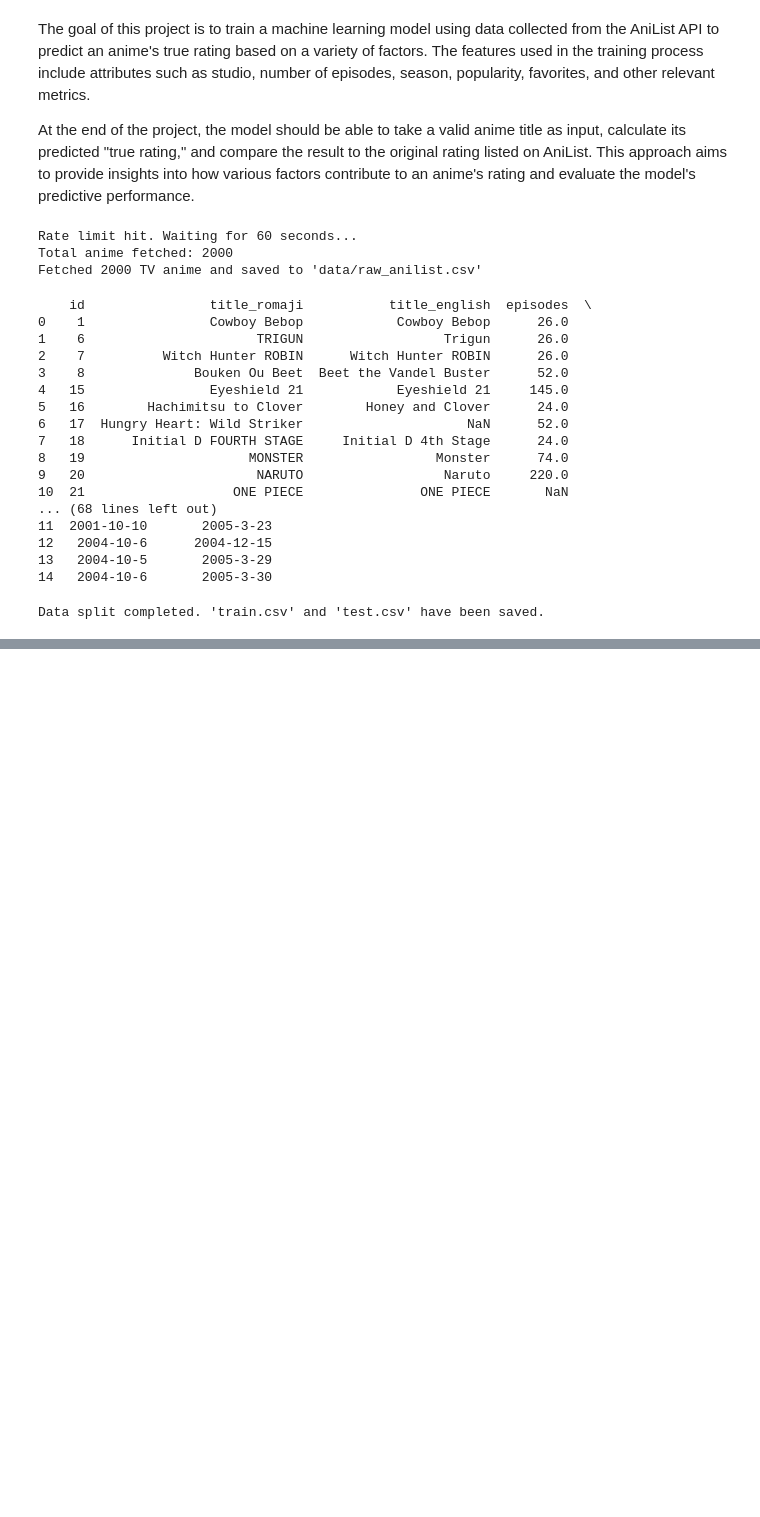
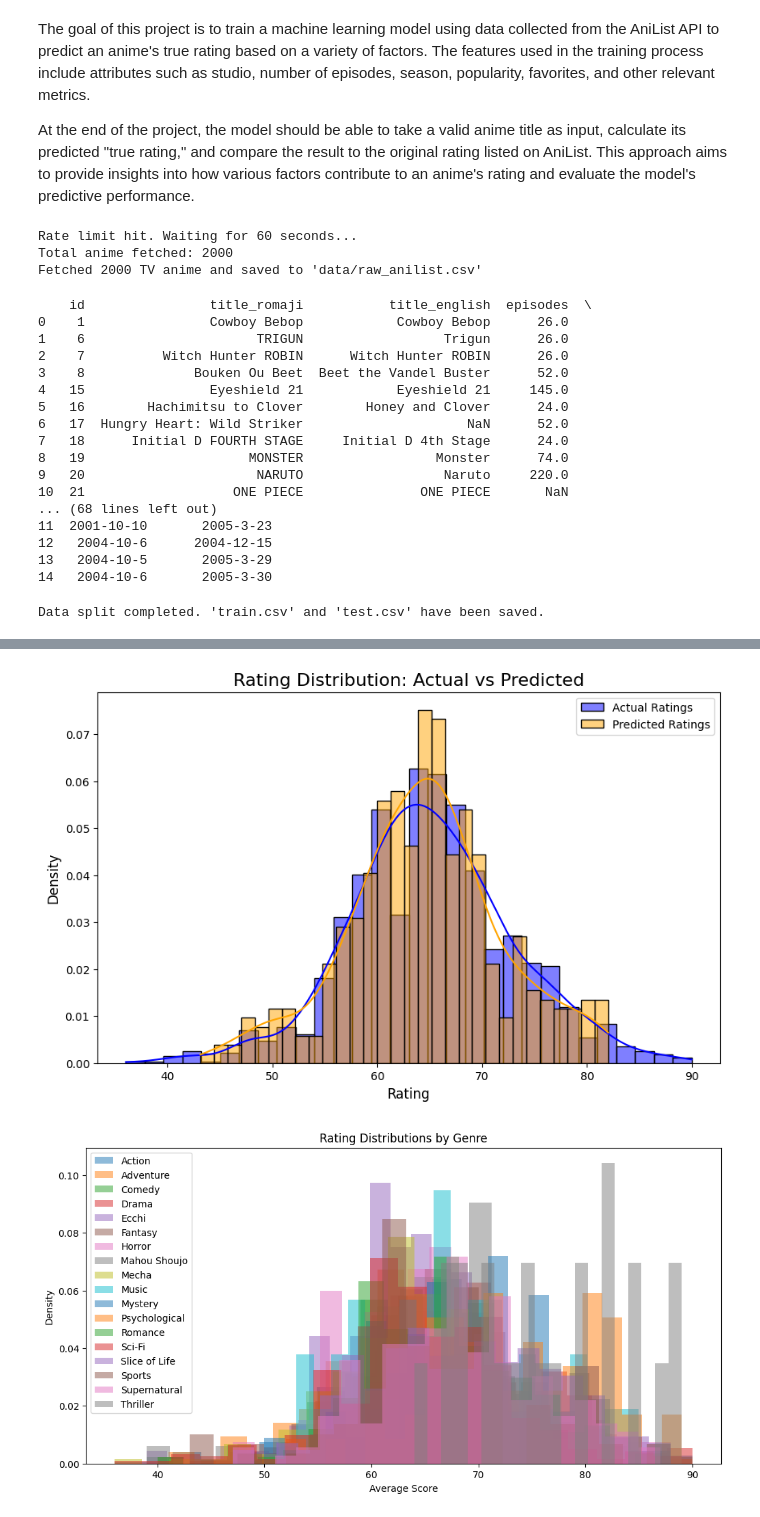
Before and after one commit to ZReidPie/zreid-datascience-finalproject, a Jupyter notebook: code.ipynb, the cells around one changed output, grey strips where cells are left out. Drawn from its saved outputs; the diff is of its cells as text; code cells hidden in the pictures; blank space fills up the shorter version.

Commit message:
Makefile included, visualization implemented

```diff
--- a/code.ipynb
+++ b/code.ipynb
@@ -712,0 +582,34 @@ Submission file 'submission.csv' created successfully.
+# %%
+import pandas as pd
+import numpy as np
+import matplotlib.pyplot as plt
+import seaborn as sns
+
+# Load the processed train and submission datasets
+train_df = pd.read_csv('data/train.csv')
+submission_df = pd.read_csv('data/submission.csv')
+
+# Plot 1: Histogram or Kernel Density Plot for Rating Distribution
+plt.figure(figsize=(10, 6))
+sns.histplot(train_df['average_score'], kde=True, label='Actual Ratings', color='blue', bins=30, stat="density")
+sns.histplot(submission_df['true_rating'], kde=True, label='Predicted Ratings', color='orange', bins=30, stat="density")
+plt.title('Rating Distribution: Actual vs Predicted', fontsize=16)
+plt.xlabel('Rating', fontsize=12)
+plt.ylabel('Density', fontsize=12)
+plt.legend()
+plt.show()
+
+# Overlay Histograms for Genres
+genres = ["Action", "Adventure", "Comedy", "Drama", "Ecchi", "Fantasy", "Horror", "Mahou Shoujo", "Mecha", "Music", "Mystery", "Psychological", "Romance", "Sci-Fi", "Slice of Life", "Sports", "Supernatural", "Thriller"]
+plt.figure(figsize=(12, 6))
+for genre in genres:
+    genre_data = train_df[train_df['genres'].str.contains(genre, na=False)]
+    plt.hist(genre_data['average_score'], bins=20, alpha=0.5, label=genre, density=True)
+plt.xlabel('Average Score')
+plt.ylabel('Density')
+plt.title('Rating Distributions by Genre')
+plt.legend()
+plt.show()
+# %% [output]
+[figure, added]
+[figure, added]
```
Also changed, not shown: parts of 7 cells of this notebook, 6 other files.
